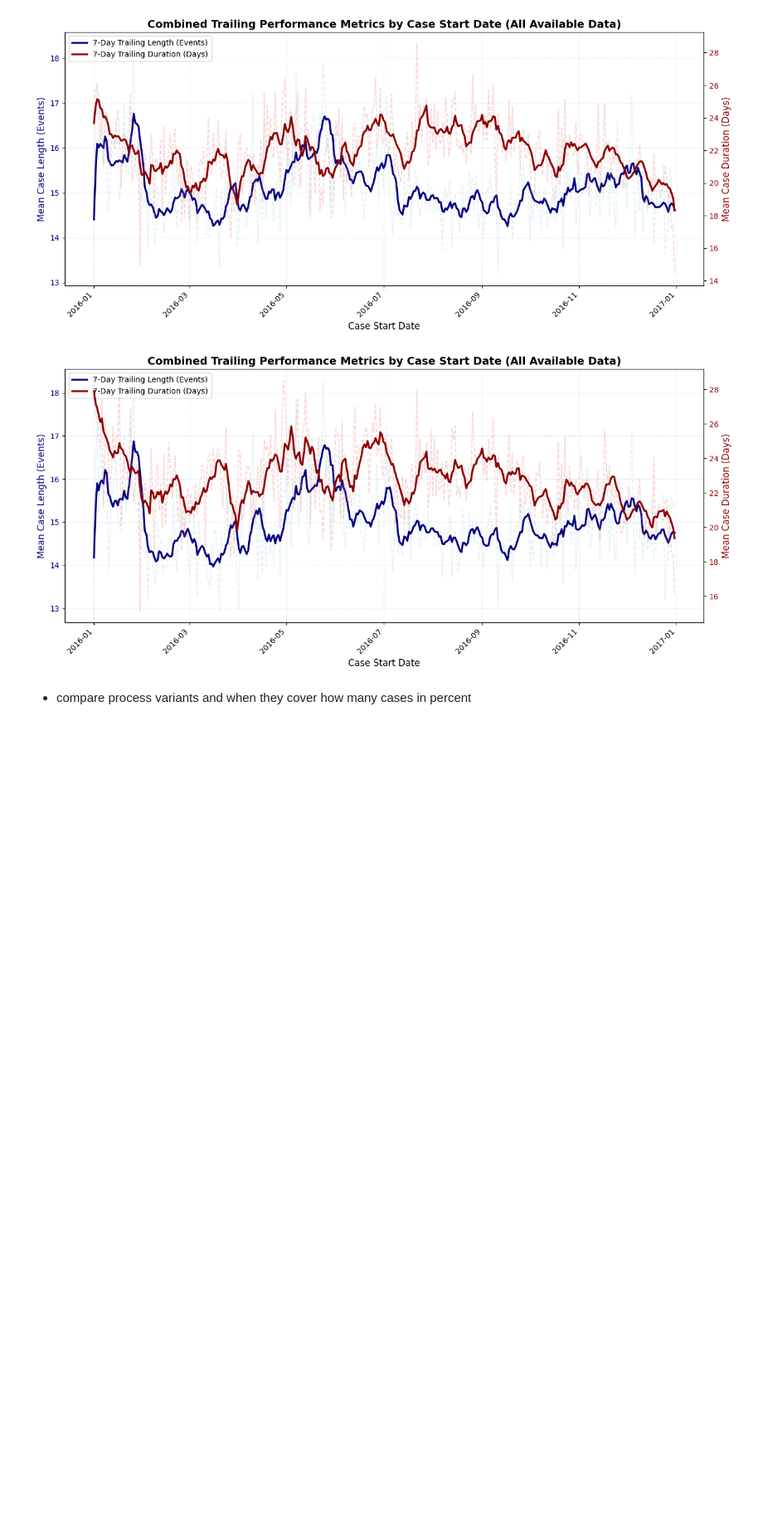
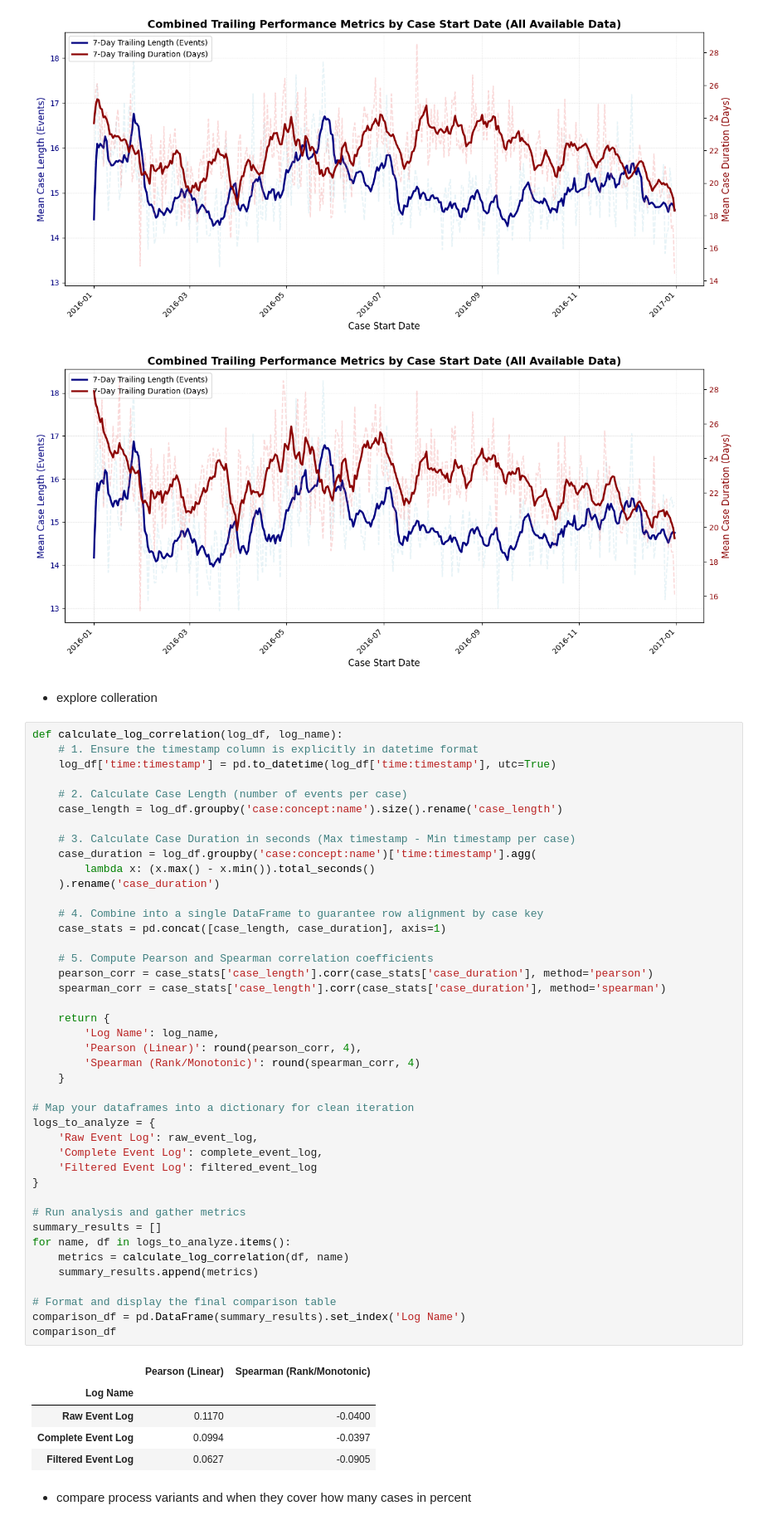
Before and after one commit to danielsich/BPIC_17_Data2Process, a Jupyter notebook: notebooks/test.ipynb, the cells around one changed output. Shown at 83% size. Cells and saved outputs as stored; diff of their text form; blank space fills up the shorter version.

Commit message:
correlation

```diff
--- a/notebooks/test.ipynb
+++ b/notebooks/test.ipynb
@@ -404,6 +404,56 @@ display_combined_trailing_metrics_plot(filtered_event_log)
 [figure]
 [figure]
 [figure]
+# %% [markdown]
+- explore colleration
+# %%
+def calculate_log_correlation(log_df, log_name):
+    # 1. Ensure the timestamp column is explicitly in datetime format
+    log_df['time:timestamp'] = pd.to_datetime(log_df['time:timestamp'], utc=True)
+
+    # 2. Calculate Case Length (number of events per case)
+    case_length = log_df.groupby('case:concept:name').size().rename('case_length')
+
+    # 3. Calculate Case Duration in seconds (Max timestamp - Min timestamp per case)
+    case_duration = log_df.groupby('case:concept:name')['time:timestamp'].agg(
+        lambda x: (x.max() - x.min()).total_seconds()
+    ).rename('case_duration')
+
+    # 4. Combine into a single DataFrame to guarantee row alignment by case key
+    case_stats = pd.concat([case_length, case_duration], axis=1)
+
+    # 5. Compute Pearson and Spearman correlation coefficients
+    pearson_corr = case_stats['case_length'].corr(case_stats['case_duration'], method='pearson')
+    spearman_corr = case_stats['case_length'].corr(case_stats['case_duration'], method='spearman')
+
+    return {
+        'Log Name': log_name,
+        'Pearson (Linear)': round(pearson_corr, 4),
+        'Spearman (Rank/Monotonic)': round(spearman_corr, 4)
+    }
+
+# Map your dataframes into a dictionary for clean iteration
+logs_to_analyze = {
+    'Raw Event Log': raw_event_log,
+    'Complete Event Log': complete_event_log,
+    'Filtered Event Log': filtered_event_log
+}
+
+# Run analysis and gather metrics
+summary_results = []
+for name, df in logs_to_analyze.items():
+    metrics = calculate_log_correlation(df, name)
+    summary_results.append(metrics)
+
+# Format and display the final comparison table
+comparison_df = pd.DataFrame(summary_results).set_index('Log Name')
+comparison_df
+# %% [output]
+|  | Pearson (Linear) | Spearman (Rank/Monotonic) |
+| Log Name |  |  |
+| Raw Event Log | 0.1170 | -0.0400 |
+| Complete Event Log | 0.0994 | -0.0397 |
+| Filtered Event Log | 0.0627 | -0.0905 |
 # %% [markdown]
 - compare process variants and when they cover how many cases in percent
 # %%
```
